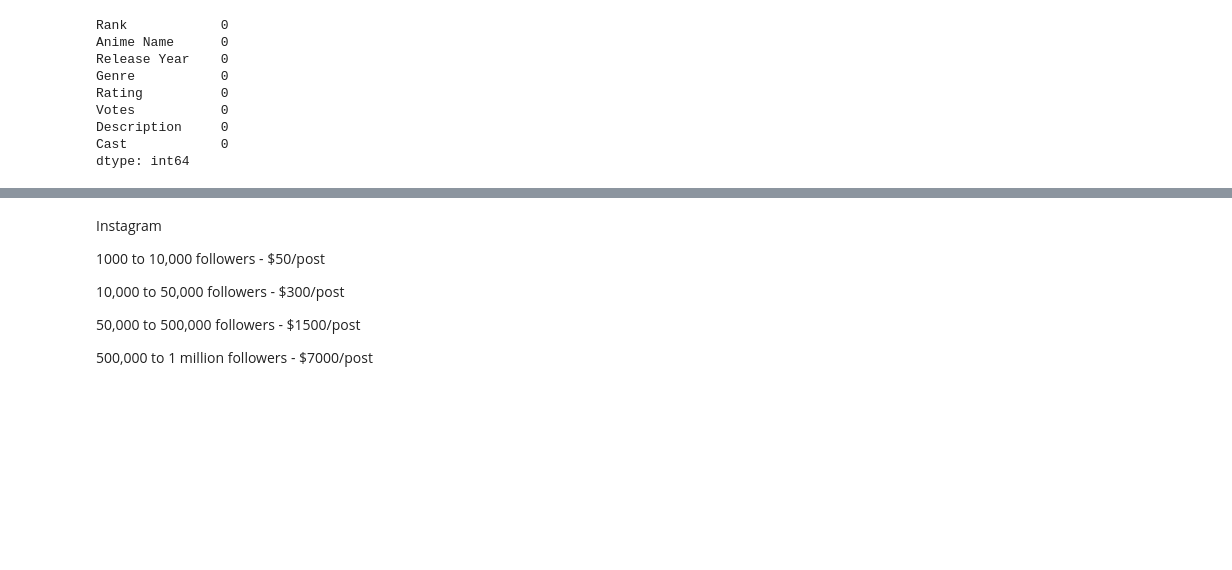
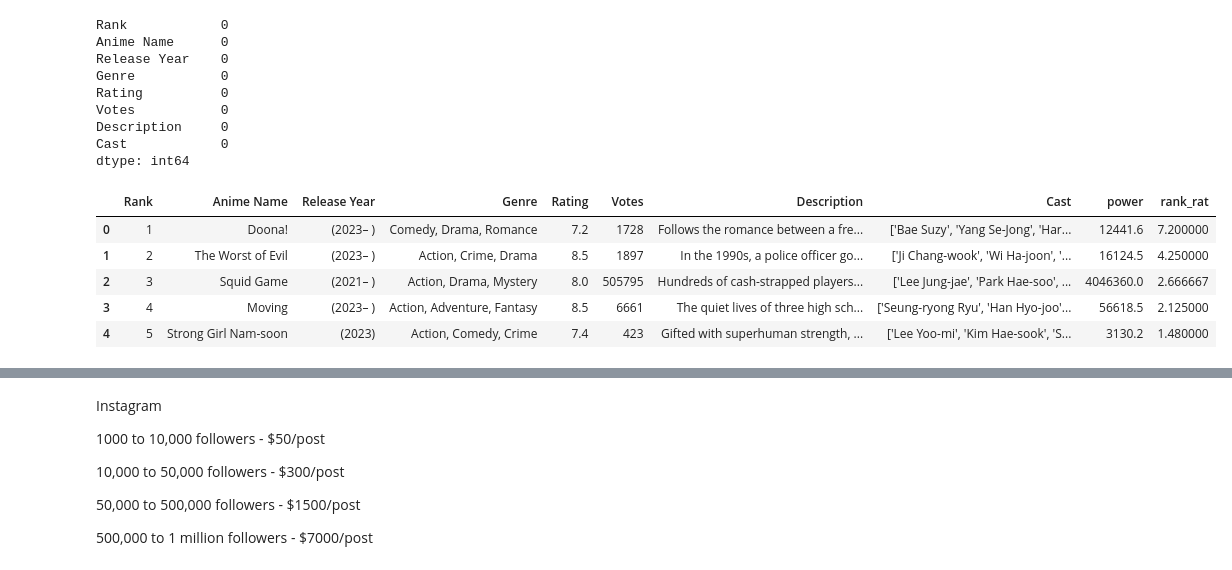
Before and after one commit to daarisameen/Ml-DL-projects, a Jupyter notebook: Project1.ipynb, the cells around one changed output, grey strips where cells are left out. Cells and saved outputs as stored; diff of their text form; code cells hidden in the pictures; blank space fills up the shorter version.

```diff
--- a/Project1.ipynb
+++ b/Project1.ipynb
@@ -218,2 +229,11 @@ dtype: int64
+# %%
+data.head()
+# %% [output]
+|  | Rank | Anime Name | Release Year | Genre | Rating | Votes | Description | Cast | power | rank_rat |
+| 0 | 1 | Doona! | (2023– ) | Comedy, Drama, Romance | 7.2 | 1728 | Follows the romance between a fre... | ['Bae Suzy', 'Yang Se-Jong', 'Har... | 12441.6 | 7.200000 |
+| 1 | 2 | The Worst of Evil | (2023– ) | Action, Crime, Drama | 8.5 | 1897 | In the 1990s, a police officer go... | ['Ji Chang-wook', 'Wi Ha-joon', '... | 16124.5 | 4.250000 |
+| 2 | 3 | Squid Game | (2021– ) | Action, Drama, Mystery | 8.0 | 505795 | Hundreds of cash-strapped players... | ['Lee Jung-jae', 'Park Hae-soo', ... | 4046360.0 | 2.666667 |
+| 3 | 4 | Moving | (2023– ) | Action, Adventure, Fantasy | 8.5 | 6661 | The quiet lives of three high sch... | ['Seung-ryong Ryu', 'Han Hyo-joo'... | 56618.5 | 2.125000 |
+| 4 | 5 | Strong Girl Nam-soon | (2023) | Action, Comedy, Crime | 7.4 | 423 | Gifted with superhuman strength, ... | ['Lee Yoo-mi', 'Kim Hae-sook', 'S... | 3130.2 | 1.480000 |
 # %%
 sns.set()
```
Also changed, not shown: parts of 60 cells of this notebook.
